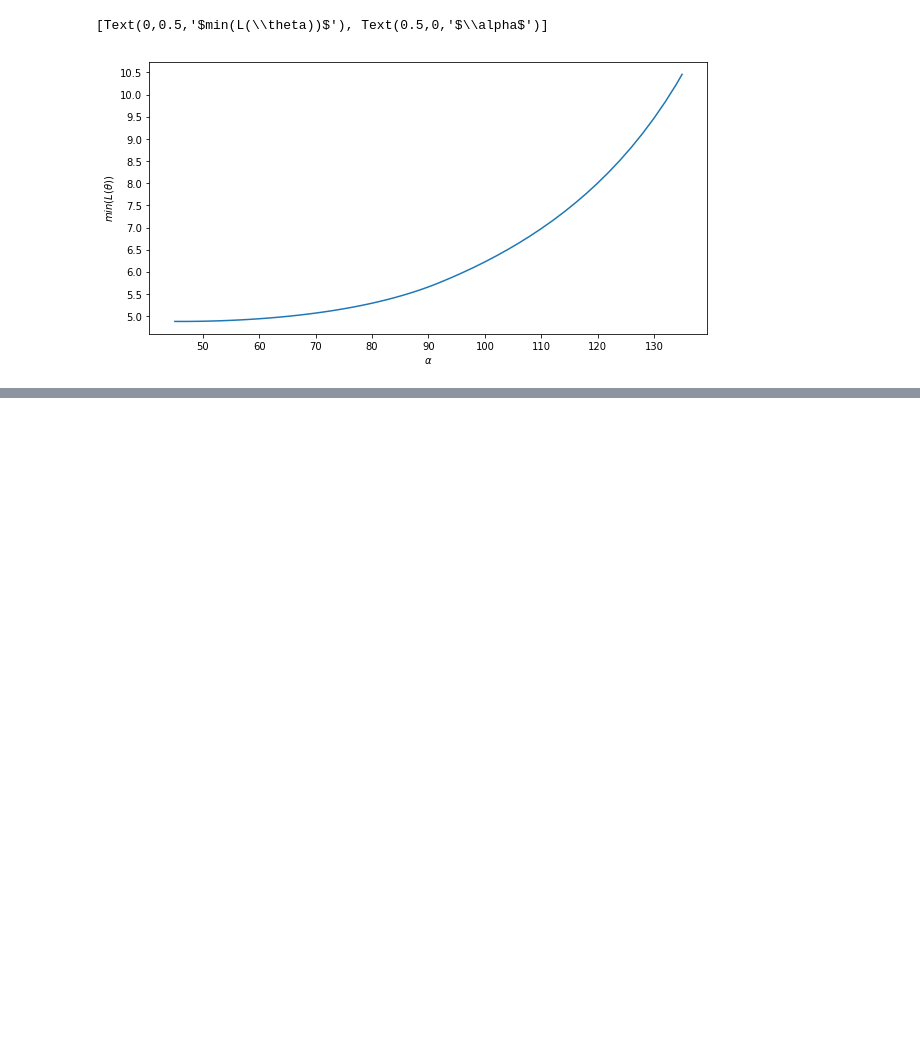
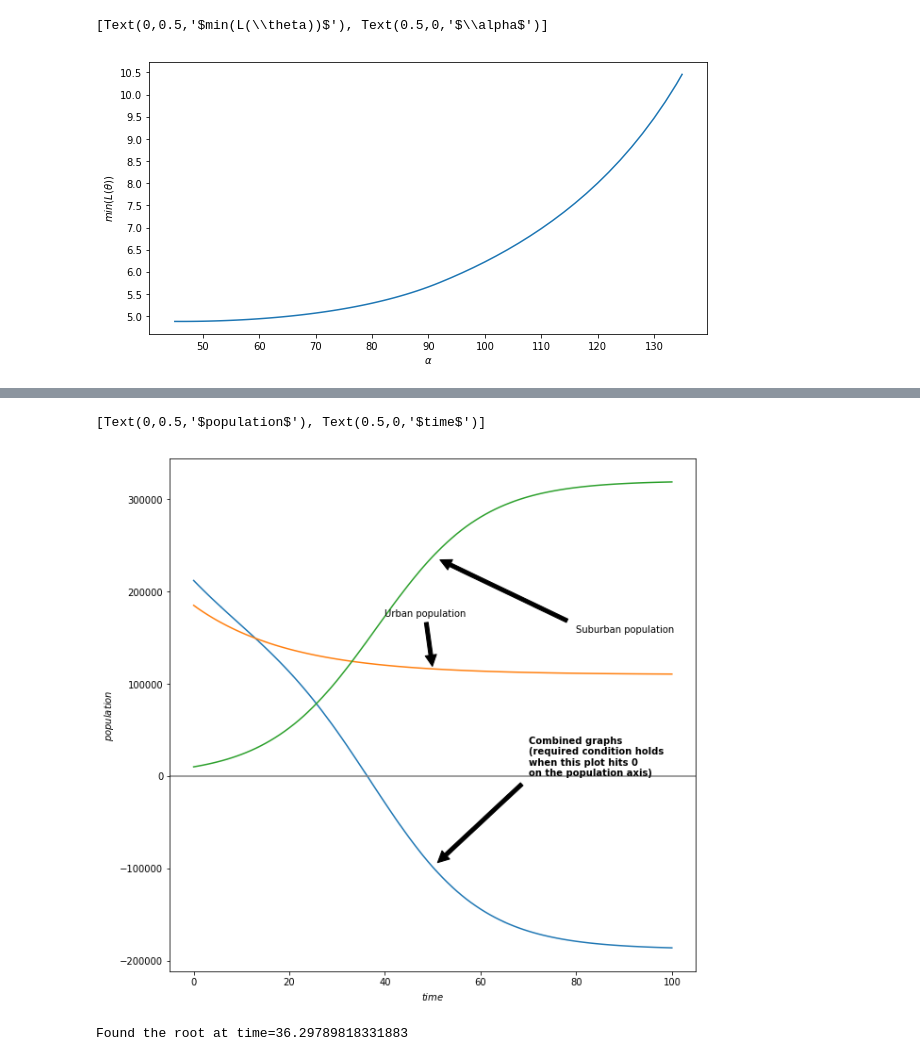
Before and after one commit to GabrielNagy/Year3Projects, a Jupyter notebook: NM/Project.ipynb, the cells around one changed output, grey strips where cells are left out. Cells and saved outputs as stored; diff of their text form; code cells hidden in the pictures; blank space fills up the shorter version.

```diff
--- a/NM/Project.ipynb
+++ b/NM/Project.ipynb
@@ -55,0 +63,64 @@ ax.set(xlabel=r'$\alpha$', ylabel=r'$min(L(\theta))$')
+# %%
+# we initialize our variables
+Pu_max = 75000
+ku = 0.05 # / year
+Pu_min = 110000 # people
+Ps_max = 320000 # people
+Po = 10000 # people
+ks = 0.09 # / year
+t = closed_range(0,100) # time iterator
+# %%
+# below we define the functions related to the population estimates
+def population_urban(time):
+    return Pu_max * np.exp(-ku * time) + Pu_min
+
+def population_suburban(time):
+    return Ps_max / (1 + (Ps_max / Po - 1) * np.exp(-ks * time))
+
+# knowing the suburbs are 20% larger than the city, we devise
+# the function below
+def larger_suburbs(time):
+    return 1.2 * population_urban(time) - population_suburban(time)
+# %%
+## (a) - graphic method
+# we plot a graph with our processed data
+fig, ax = plt.subplots()
+fig.set_size_inches(10, 10)
+
+ax.plot(list(t), [larger_suburbs(time) for time in list(t)])
+ax.plot(list(t), [population_urban(time) for time in list(t)])
+ax.plot(list(t), [population_suburban(time) for time in list(t)])
+
+ax.annotate('Combined graphs\n(required condition holds\nwhen this plot hits 0\non the population axis)', xy=(list(t)[50], larger_suburbs(list(t)[50])), xytext=(list(t)[70], list(t)[70]),
+            arrowprops=dict(facecolor='black', shrink=0.05), weight='bold')
+ax.annotate('Urban population', xy=(list(t)[50], population_urban(list(t)[50])), xytext=(list(t)[40], population_suburban(list(t)[40])),
+            arrowprops=dict(facecolor='black', shrink=0.05))
+ax.annotate('Suburban population', xy=(list(t)[50], population_suburban(list(t)[50])), xytext=(list(t)[80], population_urban(list(t)[10])),
+            arrowprops=dict(facecolor='black', shrink=0.05))
+plt.axhline(0, color='gray')
+
+
+ax.set(xlabel=r'$time$', ylabel=r'$population$')
+# %% [output]
+[Text(0,0.5,'$population$'), Text(0.5,0,'$time$')]
+[figure, added]
+# %%
+## (b) - false-position method
+# we take arbitrary values for our lower and upper bounds
+x_l = 45
+x_u = 25
+root_list = []
+
+# we iterate a couple of times to find our root
+for _ in range(10):
+    # x_r is our estimated root
+    x_r = x_u - ((larger_suburbs(x_u) * (x_l - x_u)) / (larger_suburbs(x_l) - larger_suburbs(x_u)))
+    if larger_suburbs(x_l) * larger_suburbs(x_r) < 0:
+        x_u = x_r
+    elif larger_suburbs(x_l) * larger_suburbs(x_r) > 0:
+        x_l = x_r
+    else:
+        print("Found the root at time={}".format(x_r))
+        break
+# %% [output]
+Found the root at time=36.29789818331883
```
Also changed, not shown: parts of 4 cells of this notebook.
